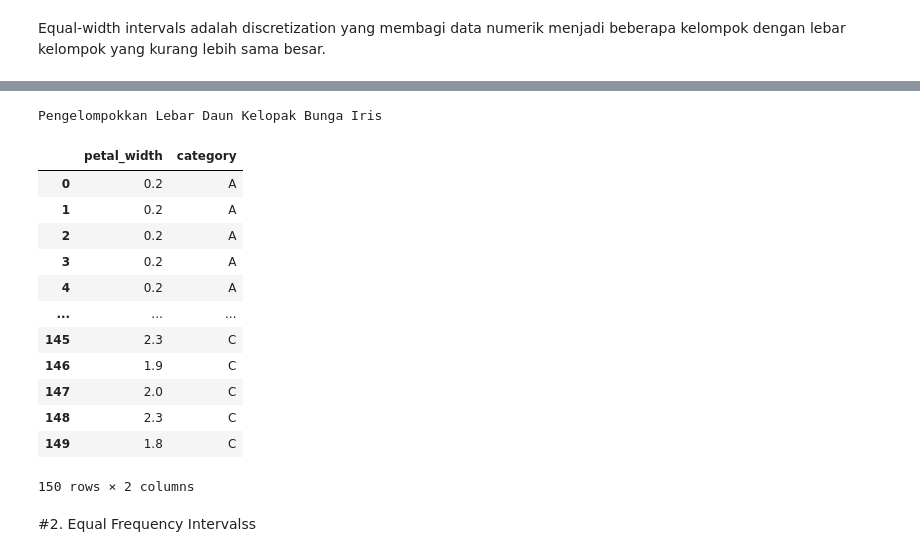
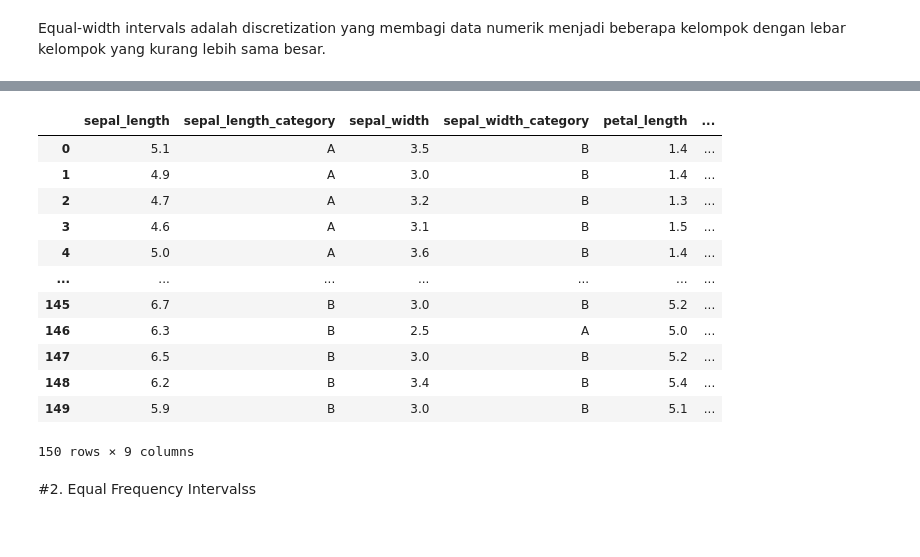
Before and after one commit to SitiUlunNuhaKarimah127/datamining, a Jupyter notebook: _sources/Tugas 2.ipynb, the cells around one changed output, grey strips where cells are left out. Cells and saved outputs as stored; diff of their text form; code cells hidden in the pictures.

```diff
--- a/_sources/Tugas 2.ipynb
+++ b/_sources/Tugas 2.ipynb
@@ -63,8 +56,8 @@ dataset
 # %% [markdown]
 Equal-width intervals adalah discretization yang membagi data numerik menjadi beberapa kelompok dengan lebar kelompok yang kurang lebih sama besar.
 # %%
-panjang_kelopak = dataset[["sepal_length"]]
-lebar_kelopak = dataset[["sepal_width"]]
-panjang_daunkelopak = dataset[["petal_length"]]
-lebar_daunkelopak = dataset[["petal_width"]]
+c_panjang_kelopak = dataset[["sepal_length"]]
+c_lebar_kelopak = dataset[["sepal_width"]]
+c_panjang_daunkelopak = dataset[["petal_length"]]
+c_lebar_daunkelopak = dataset[["petal_width"]]
 # %% [markdown]
@@ -179,21 +65,39 @@ Pengelompokkan Panjang Daun Kelopak Bunga Iris
-# %%
-print('Pengelompokkan Lebar Daun Kelopak Bunga Iris')
-display(lebar_daunkelopak)
-# %% [output]
-Pengelompokkan Lebar Daun Kelopak Bunga Iris
-|  | petal_width | category |
-| 0 | 0.2 | A |
-| 1 | 0.2 | A |
-| 2 | 0.2 | A |
-| 3 | 0.2 | A |
-| 4 | 0.2 | A |
-| ... | ... | ... |
-| 145 | 2.3 | C |
-| 146 | 1.9 | C |
-| 147 | 2.0 | C |
-| 148 | 2.3 | C |
-| 149 | 1.8 | C |
-150 rows × 2 columns
+# %%
+c_panjang_kelopak["Kategori"] = pd.cut(dataset["sepal_length"],3, labels = ['A','B','C'])
+c_lebar_kelopak["Kategori"] = pd.cut(dataset["sepal_width"],3, labels = ['A', 'B','C'])
+c_panjang_daunkelopak['Kategori'] = pd.cut(dataset["petal_length"],3, labels = ['A', 'B','C'])
+c_lebar_daunkelopak['Kategori'] = pd.cut(dataset["petal_width"],3, labels = ['A', 'B','C'])
+
+equalWidth = pd.DataFrame([])
+equalWidth["sepal_length"] = dataset["sepal_length"]
+equalWidth['sepal_length_category'] = c_panjang_kelopak["Kategori"]
+
+equalWidth["sepal_width"] = dataset["sepal_width"]
+equalWidth["sepal_width_category"] = c_lebar_kelopak["Kategori"]
+
+equalWidth["petal_length"] = dataset["petal_length"]
+equalWidth["petal_length_category"] = c_panjang_daunkelopak["Kategori"]
+
+equalWidth["petal_width"] = dataset["petal_width"]
+equalWidth["petal_width_category"] = c_lebar_daunkelopak["Kategori"]
+
+equalWidth["species"] = dataset[["species"]]
+
+equalWidth
+# %% [output]
+|  | sepal_length | sepal_length_category | sepal_width | sepal_width_category | petal_length | ... |
+| 0 | 5.1 | A | 3.5 | B | 1.4 | ... |
+| 1 | 4.9 | A | 3.0 | B | 1.4 | ... |
+| 2 | 4.7 | A | 3.2 | B | 1.3 | ... |
+| 3 | 4.6 | A | 3.1 | B | 1.5 | ... |
+| 4 | 5.0 | A | 3.6 | B | 1.4 | ... |
+| ... | ... | ... | ... | ... | ... | ... |
+| 145 | 6.7 | B | 3.0 | B | 5.2 | ... |
+| 146 | 6.3 | B | 2.5 | A | 5.0 | ... |
+| 147 | 6.5 | B | 3.0 | B | 5.2 | ... |
+| 148 | 6.2 | B | 3.4 | B | 5.4 | ... |
+| 149 | 5.9 | B | 3.0 | B | 5.1 | ... |
+150 rows × 9 columns
 # %% [markdown]
 #2. Equal Frequency Intervalss
 # %% [markdown]
```
Also changed, not shown: parts of 26 cells of this notebook, 3 other files.
